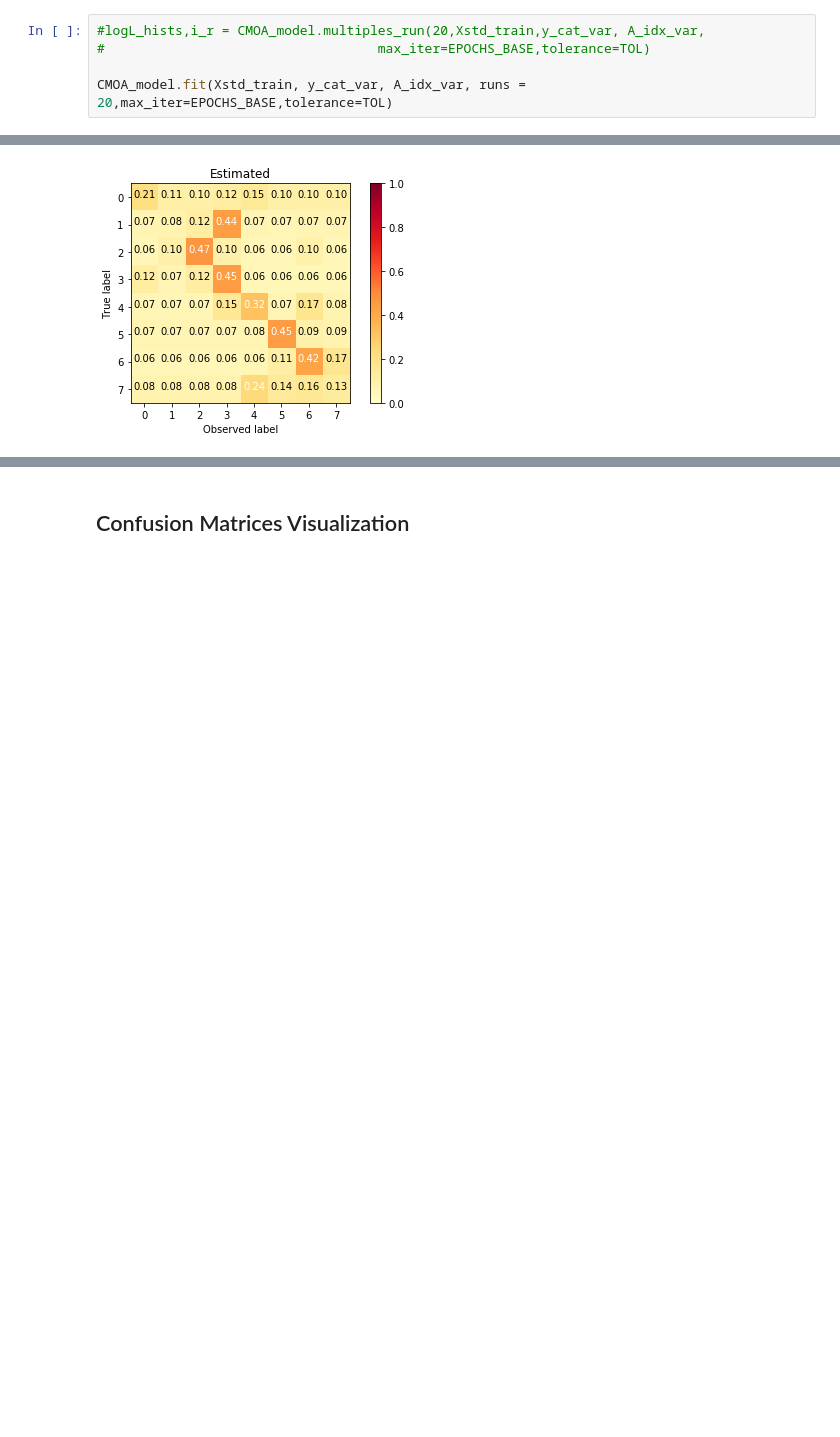
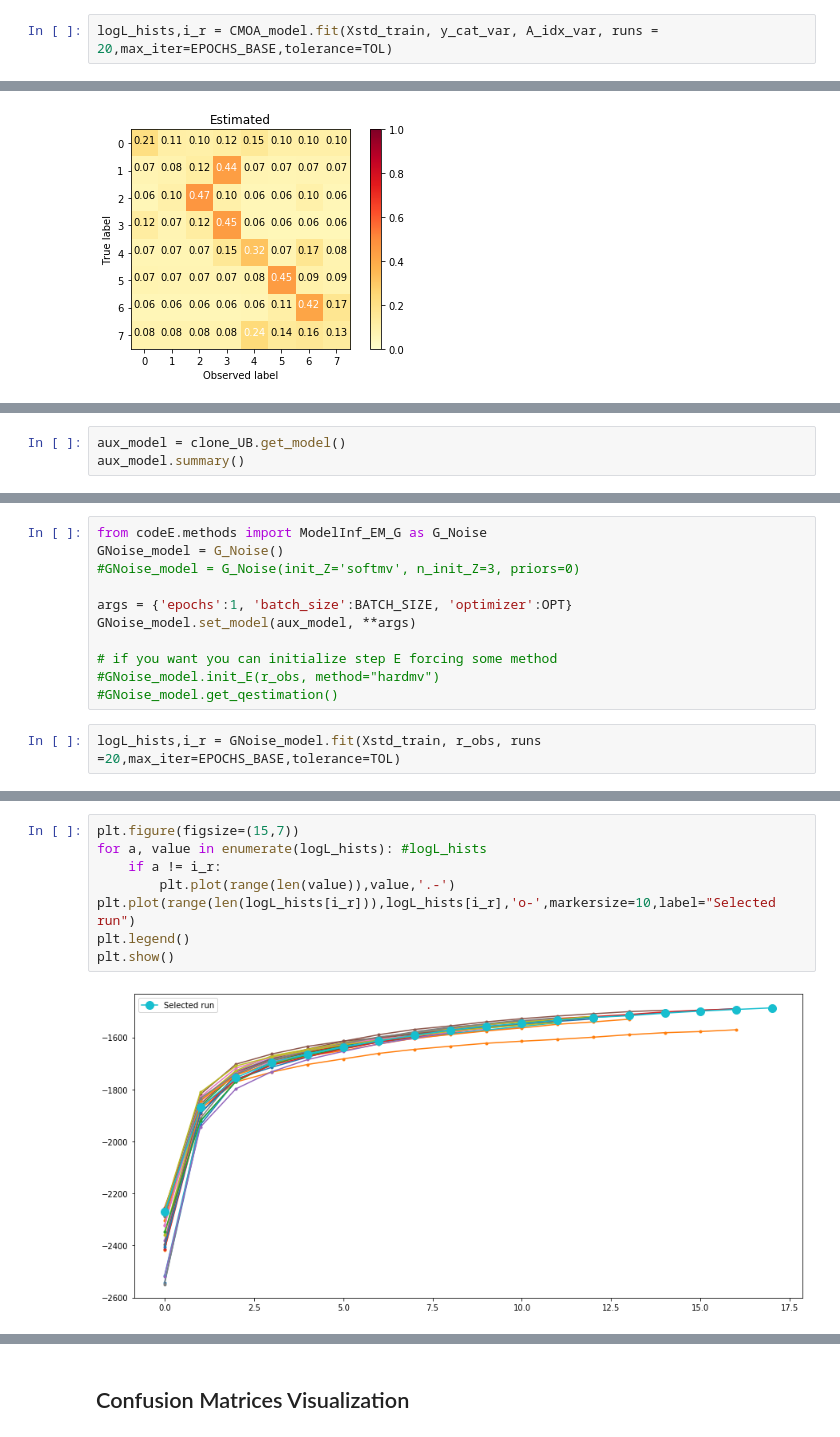
Before and after one commit to fmenat/PyLearningCrowds, a Jupyter notebook: Tutorial - LabelMe.ipynb, the cells around one changed output, grey strips where cells are left out. Cells and saved outputs as stored; diff of their text form; blank space fills up the shorter version.

```diff
--- a/Tutorial - LabelMe.ipynb
+++ b/Tutorial - LabelMe.ipynb
@@ -709,10 +727,7 @@ CMOA_model.set_model(aux_model, ann_model=group_model, **args)
 #CMOA_model.init_E(y_cat_var, A_idx_var, method="hardmv")
 #CMOA_model.get_qestimation()
 # %%
-#logL_hists,i_r = CMOA_model.multiples_run(20,Xstd_train,y_cat_var, A_idx_var,
-#                                   max_iter=EPOCHS_BASE,tolerance=TOL)
-
-CMOA_model.fit(Xstd_train, y_cat_var, A_idx_var, runs = 20,max_iter=EPOCHS_BASE,tolerance=TOL)
+logL_hists,i_r = CMOA_model.fit(Xstd_train, y_cat_var, A_idx_var, runs = 20,max_iter=EPOCHS_BASE,tolerance=TOL)
 # %% [output]
 Initializing new EM...
 Doing clustering...Done!
@@ -788,0 +806,3 @@ for i in range(len(B)):
+# %%
+aux_model = clone_UB.get_model()
+aux_model.summary()
@@ -788,0 +826,13 @@ for i in range(len(B)):
+# %%
+from codeE.methods import ModelInf_EM_G as G_Noise
+GNoise_model = G_Noise()
+#GNoise_model = G_Noise(init_Z='softmv', n_init_Z=3, priors=0)
+
+args = {'epochs':1, 'batch_size':BATCH_SIZE, 'optimizer':OPT}
+GNoise_model.set_model(aux_model, **args)
+
+# if you want you can initialize step E forcing some method
+#GNoise_model.init_E(r_obs, method="hardmv")
+#GNoise_model.get_qestimation()
+# %%
+logL_hists,i_r = GNoise_model.fit(Xstd_train, r_obs, runs =20,max_iter=EPOCHS_BASE,tolerance=TOL)
@@ -788,0 +857,10 @@ for i in range(len(B)):
+# %%
+plt.figure(figsize=(15,7))
+for a, value in enumerate(logL_hists): #logL_hists
+    if a != i_r:
+        plt.plot(range(len(value)),value,'.-')
+plt.plot(range(len(logL_hists[i_r])),logL_hists[i_r],'o-',markersize=10,label="Selected run")
+plt.legend()
+plt.show()
+# %% [output]
+[figure, added]
```
Also changed, not shown: parts of 25 cells of this notebook, 7 other files.
